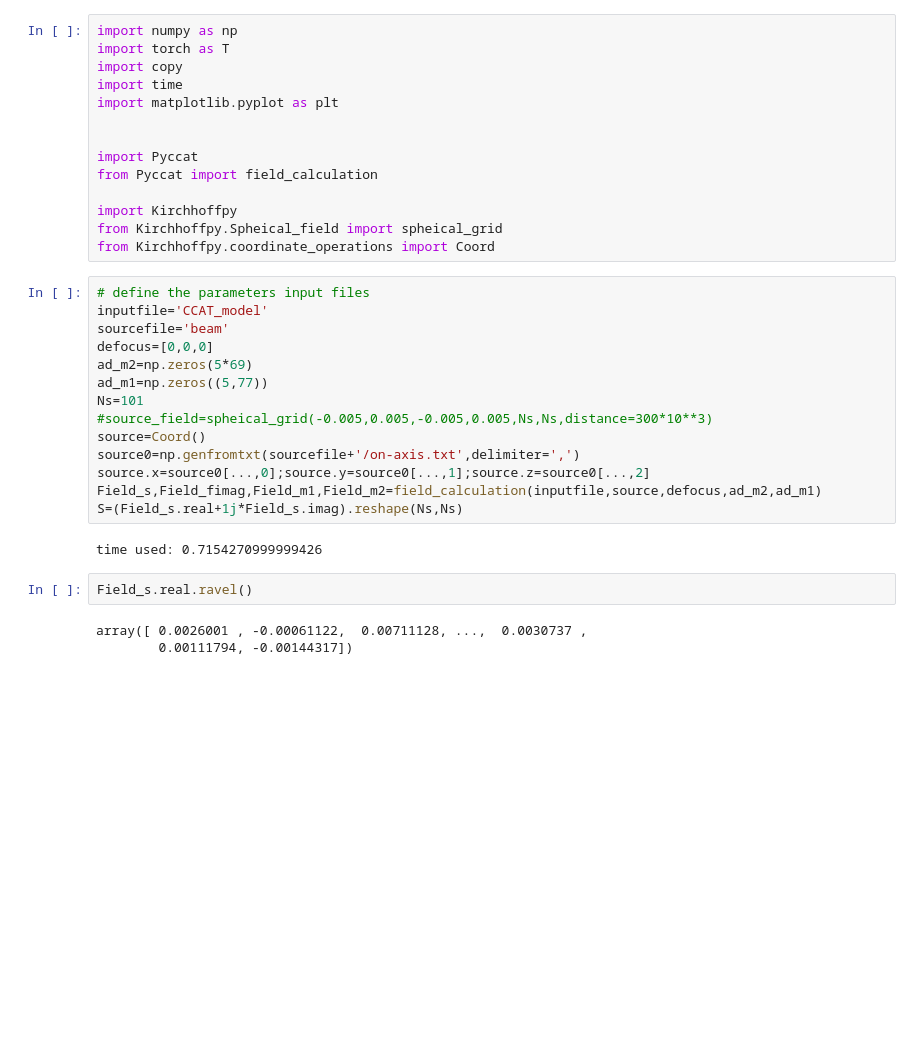
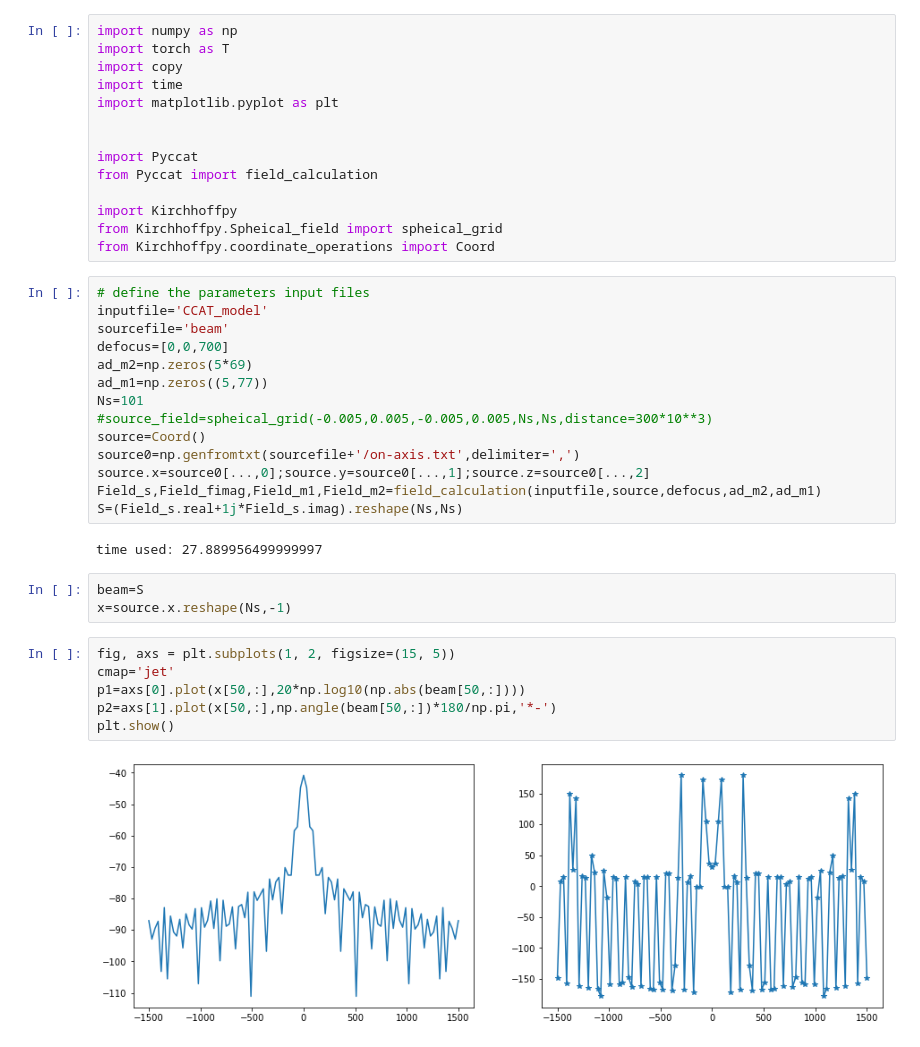
Before and after one commit to XiaodongRencologne/CCAT_holo_V1, a Jupyter notebook: ccat_holo_v3/OLD/test2.ipynb, the cells around one changed output. Saved outputs shown, nothing was run; the diff lists cells and outputs as text; blank space fills up the shorter version.

```diff
--- a/ccat_holo_v3/OLD/test2.ipynb
+++ b/ccat_holo_v3/OLD/test2.ipynb
@@ -16,7 +16,7 @@ from Kirchhoffpy.coordinate_operations import Coord
 # define the parameters input files
 inputfile='CCAT_model'
 sourcefile='beam'
-defocus=[0,0,0]
+defocus=[0,0,700]
 ad_m2=np.zeros(5*69)
 ad_m1=np.zeros((5,77))
 Ns=101
@@ -27,9 +27,15 @@ source.x=source0[...,0];source.y=source0[...,1];source.z=source0[...,2]
 Field_s,Field_fimag,Field_m1,Field_m2=field_calculation(inputfile,source,defocus,ad_m2,ad_m1)
 S=(Field_s.real+1j*Field_s.imag).reshape(Ns,Ns)
 # %% [output]
-time used: 0.7154270999999426
+time used: 27.889956499999997
-# %%
-Field_s.real.ravel()
-# %% [output]
-array([ 0.0026001 , -0.00061122,  0.00711128, ...,  0.0030737 ,
-        0.00111794, -0.00144317])
+# %%
+beam=S
+x=source.x.reshape(Ns,-1)
+# %%
+fig, axs = plt.subplots(1, 2, figsize=(15, 5))
+cmap='jet'
+p1=axs[0].plot(x[50,:],20*np.log10(np.abs(beam[50,:])))
+p2=axs[1].plot(x[50,:],np.angle(beam[50,:])*180/np.pi,'*-')
+plt.show()
+# %% [output]
+[figure, added]
```
Also changed, not shown: parts of 2 cells of this notebook, 11 other files.
